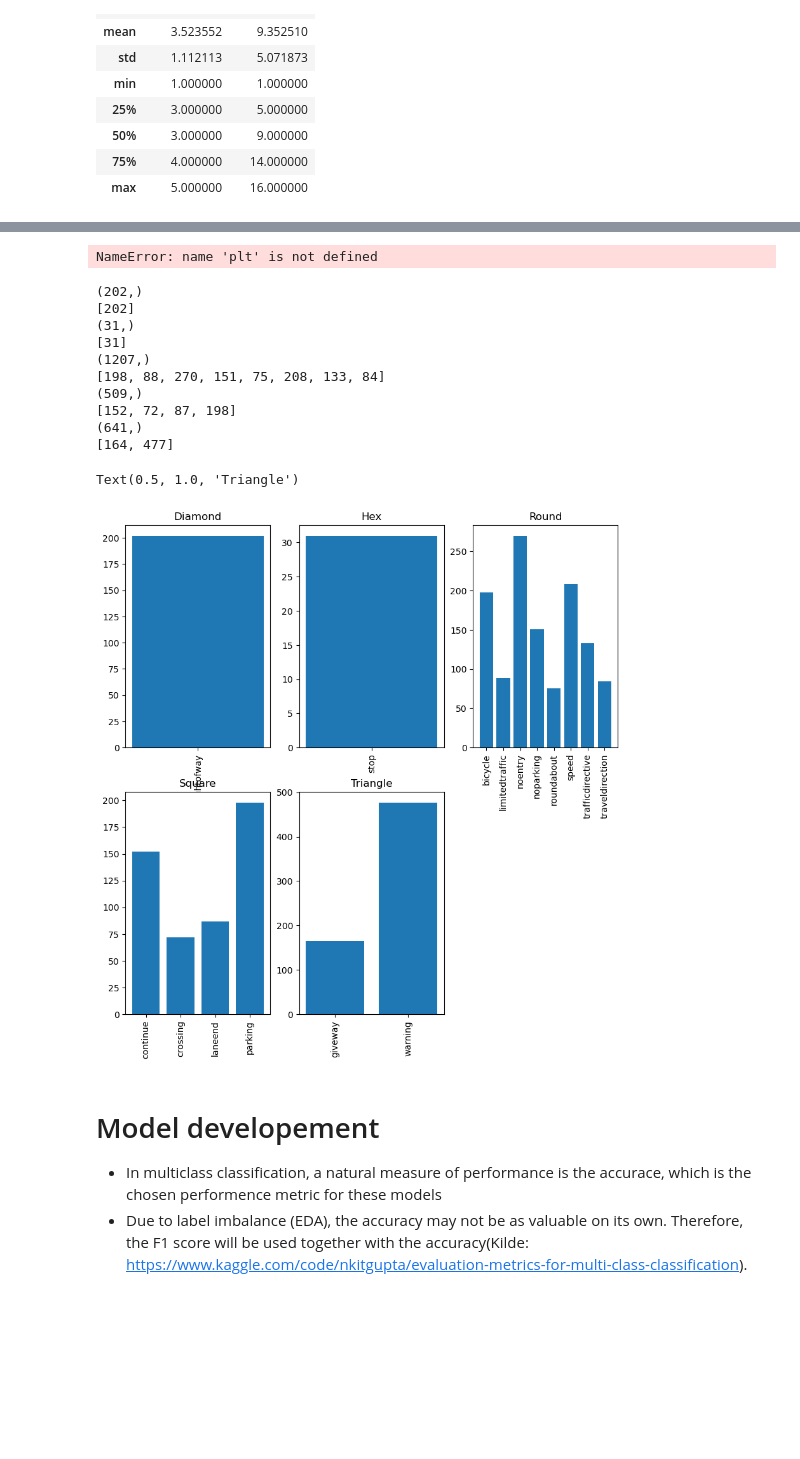
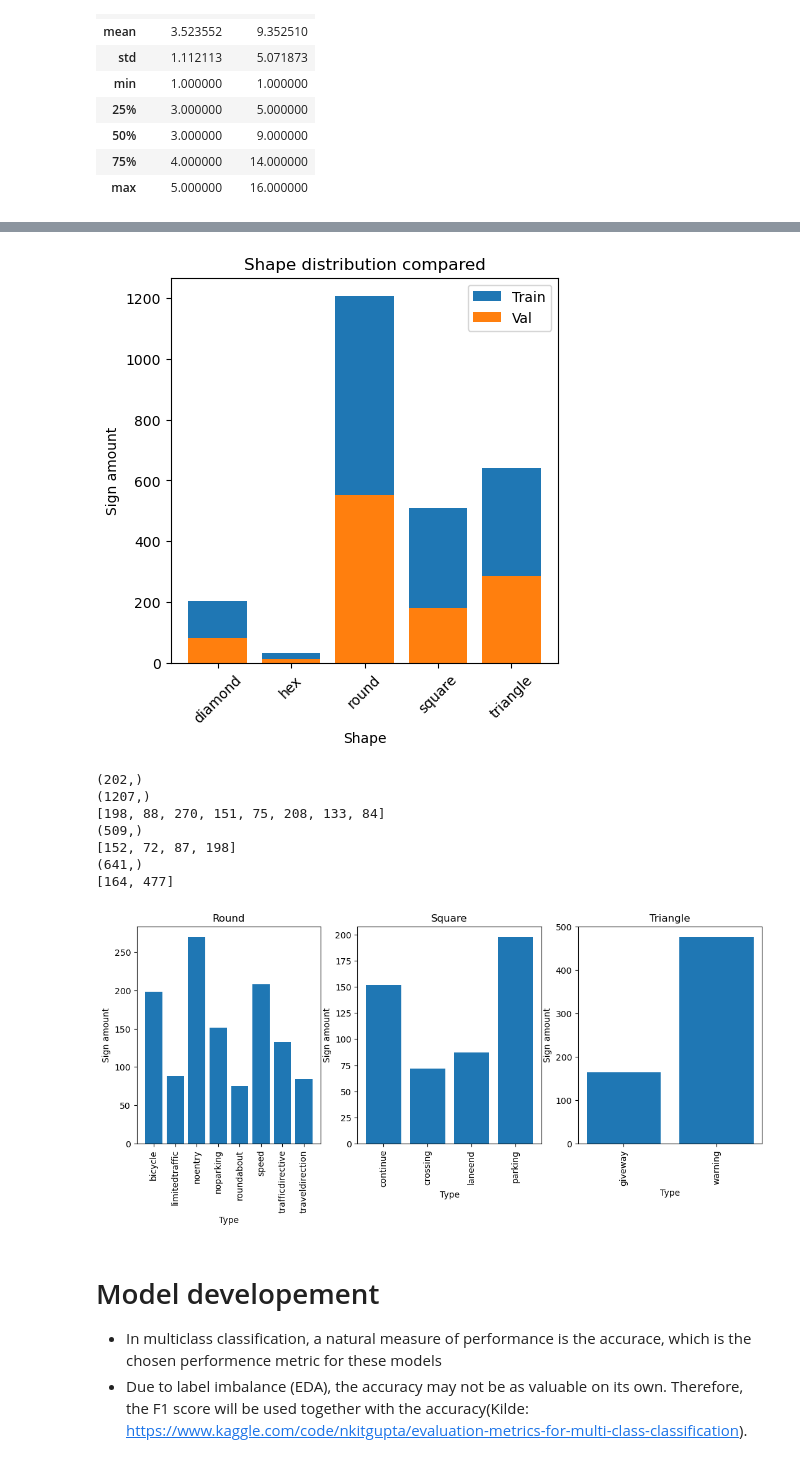
Before and after one commit to joergensiv/s4032472_s4028741_COSC2793Assignment2, a Jupyter notebook: Assignment_2_kjoerr.ipynb, the cells around one changed output, grey strips where cells are left out. Drawn from its saved outputs; the diff is of its cells as text; code cells hidden in the pictures; blank space fills up the shorter version.

```diff
--- a/Assignment_2_kjoerr.ipynb
+++ b/Assignment_2_kjoerr.ipynb
@@ -216,15 +209,21 @@ plt.xticks(rotation=45)
 # %%
+#PLotting train vs validation distribution for shapes
 plt.figure(figsize=(5,5))
 
-plt.bar(Forms, arrForm,name='Train')
-plt.bar(Forms, arrFormVal,name ='Val')
+plt.bar(Forms, arrForm,label='Train')
+plt.bar(Forms, arrFormVal,label ='Val')
 plt.title('Shape distribution compared')
 plt.xlabel('Shape')
+plt.legend()
 plt.ylabel('Sign amount')
+plt.xticks(rotation=45)
+plt.savefig(os.path.join("Figures report", "ShapeDistributionCompared.PNG"))
 # %% [output]
-NameError: name 'plt' is not defined
+[figure, added]
 # %%
-plt.figure(figsize=(10,10))
+#PLotting the distributed types for each shape
+plt.figure(figsize=(13,10))
+
 a = train[train["Form"]==1]
 
 arrType=[]
@@ -233,11 +232,11 @@ print(npType.shape)
 for i in range(1,2):
     b=np.count_nonzero(npType==i)
     arrType.append(b)
-
+'''
 print(arrType)
 plt.subplot(2,3,1)
-plt.bar(Types[0:1], arrType)
-plt.xticks(rotation=45)
+plt.bar(Types[0:1], arrType, width=0.05)
+#plt.xticks(rotation=45)
 plt.title('Diamond')
 plt.xlabel('Type')
 plt.ylabel('Sign amount')
@@ -254,10 +253,12 @@ for i in range(2,3):
 print(arrType)
 plt.subplot(2,3,2)
 plt.bar(Types[1:2], arrType)
-plt.xticks(rotation=90)
+plt.xticks(rotation=0)
 plt.title('Hex')
 plt.xlabel('Type')
 plt.ylabel('Sign amount')
+'''
+
 
 a = train[train["Form"]==3]
 
@@ -269,7 +270,7 @@ for i in range(3,11):
     arrType.append(b)
 
 print(arrType)
-plt.subplot(2,3,3)
+plt.subplot(2,3,1)
 plt.bar(Types[2:10], arrType)
 plt.xticks(rotation=90)
 plt.title('Round')
@@ -287,43 +288,40 @@ for i in range(11,15):
     arrType.append(b)
 
 print(arrType)
-plt.subplot(2,3,4)
+plt.subplot(2,3,2)
 plt.bar(Types[10:14], arrType)
 plt.xticks(rotation=90)
 plt.title('Square')
 plt.xlabel('Type')
 plt.ylabel('Sign amount')
 
 
 a = train[train["Form"]==5]
 
 arrType=[]
 npType=a['Type'].to_numpy()
 print(npType.shape)
 for i in range(15,17):
     b=np.count_nonzero(npType==i)
     arrType.append(b)
 
 print(arrType)
-plt.subplot(2,3,5)
+plt.subplot(2,3,3)
 plt.bar(Types[14:], arrType)
 plt.xticks(rotation=90)
 plt.title('Triangle')
 plt.xlabel('Type')
 plt.ylabel('Sign amount')
+plt.savefig(os.path.join("Figures report", "TypesInShapes.PNG"))
 # %% [output]
 (202,)
-[202]
-(31,)
-[31]
 (1207,)
 [198, 88, 270, 151, 75, 208, 133, 84]
 (509,)
 [152, 72, 87, 198]
 (641,)
 [164, 477]
-Text(0.5, 1.0, 'Triangle')
-[figure, old version]
+[figure, new version]
 # %% [markdown]
 # Model developement
  - In multiclass classification, a natural measure of performance is the accurace, which is the chosen performence metric for these models
```
Also changed, not shown: parts of 34 cells of this notebook.
